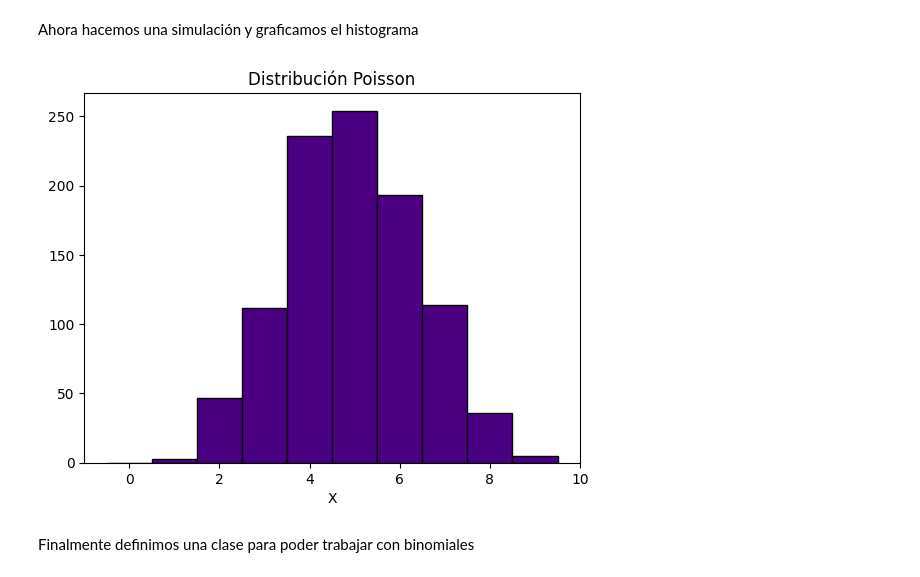
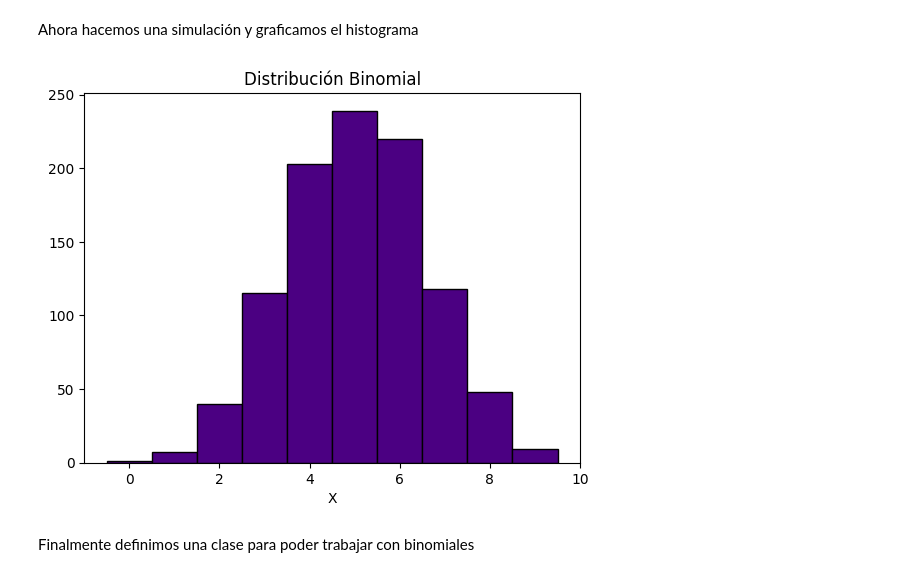
Before and after one commit to eliasegn/ProbabilidadI, a Jupyter notebook: VA3_SimulacióndeVariablesAleatoriasconSoporteNumerable.ipynb, the cells around one changed output. Saved outputs shown, nothing was run; the diff lists cells and outputs as text; code cells hidden in the pictures.

```diff
--- a/VA3_SimulacióndeVariablesAleatoriasconSoporteNumerable.ipynb
+++ b/VA3_SimulacióndeVariablesAleatoriasconSoporteNumerable.ipynb
@@ -124,22 +198,22 @@ Ahora hacemos una simulación y graficamos el histograma
 # %%
 def simular_binomial(n, p):
   F = 0
   u = random.random()
   Z = []
   # Condición del método
   while F < u:
     Z.append(len(Z))
     F += masa_binomial(n, p, Z[-1])
   return Z[-1]
 
 # Visualizamos el histograma
 xpoints = [simular_binomial(n, p) for i in range(1000)]
 plt.hist(xpoints, bins = range(max(xpoints)+2), edgecolor = 'black', color = 'indigo', align='left')
-plt.title('Distribución Poisson')
+plt.title('Distribución Binomial')
 plt.xlabel('X')
 plt.show()
 # %% [output]
-[figure, old version]
+[figure, new version]
 # %% [markdown]
 Finalmente definimos una clase para poder trabajar con binomiales
 # %%
```
Also changed, not shown: parts of 29 cells of this notebook.
